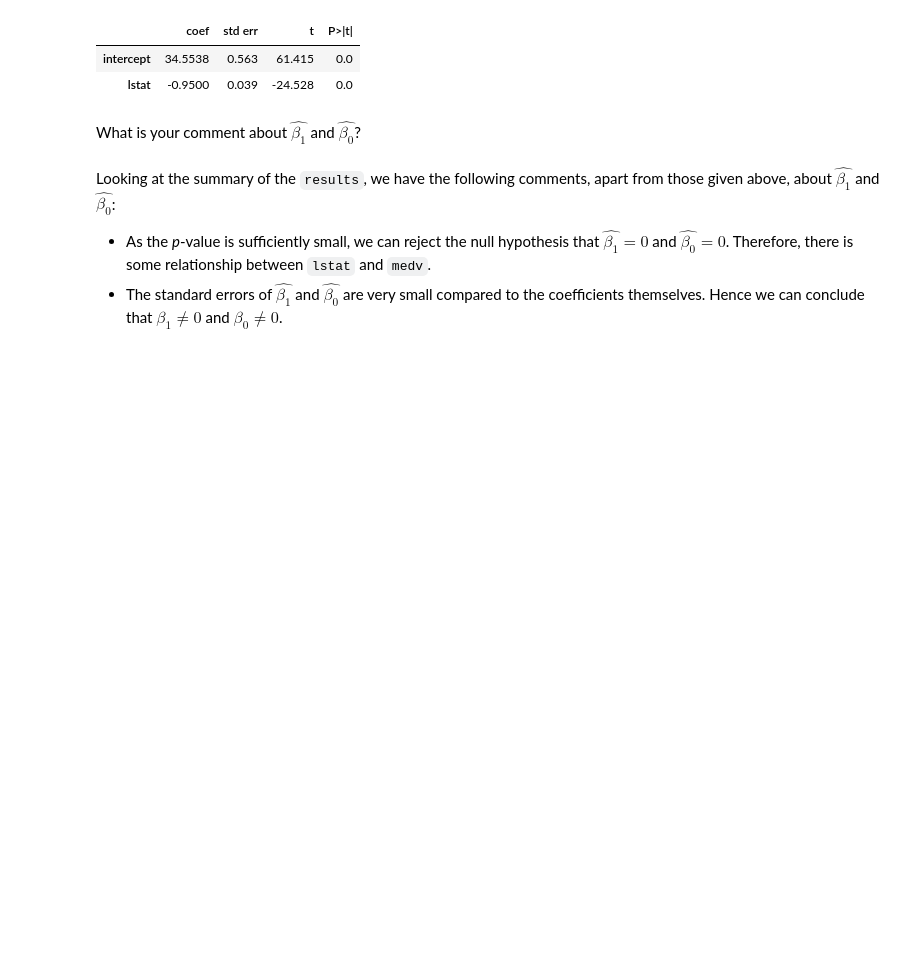
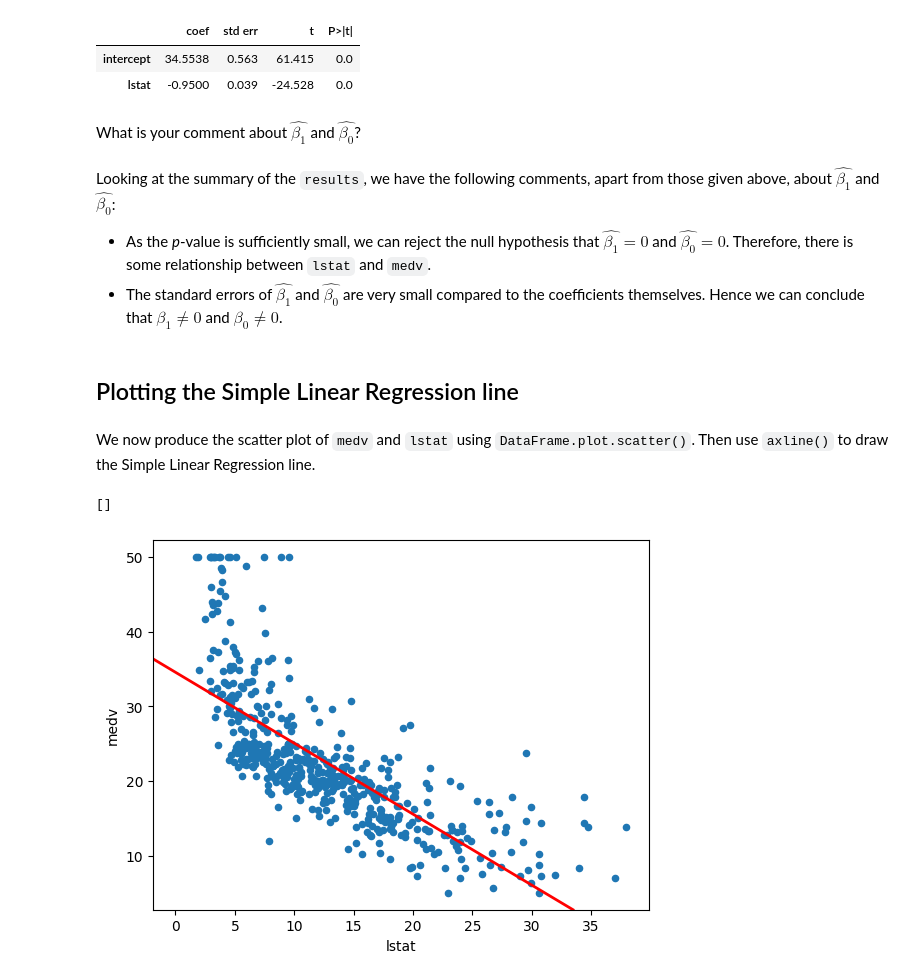
Before and after one commit to gdhdang/DSML-learning-ISL, a Jupyter notebook: Ch03-linreg/estimate_coeff_solution.ipynb, the cells around one changed output. Drawn from its saved outputs; the diff is of its cells as text; code cells hidden in the pictures; blank space fills up the shorter version.

```diff
--- a/Ch03-linreg/estimate_coeff_solution.ipynb
+++ b/Ch03-linreg/estimate_coeff_solution.ipynb
@@ -105,3 +106,14 @@ What is your comment about $\hat{\beta_1}$ and $\hat{\beta_0}$?
 Looking at the summary of the `results`, we have the following comments, apart from those given above, about $\hat{\beta_1}$ and $\hat{\beta_0}$:
 - As the *p*-value is sufficiently small, we can reject the null hypothesis that $\hat{\beta_1} = 0$ and $\hat{\beta_0} = 0$. Therefore, there is some relationship between `lstat` and `medv`.
 - The standard errors of $\hat{\beta_1}$ and $\hat{\beta_0}$ are very small compared to the coefficients themselves. Hence we can conclude that $\beta_1 \neq 0$ and $\beta_0 \neq 0$.
+# %% [markdown]
+## Plotting the Simple Linear Regression line
+# %% [markdown]
+We now produce the scatter plot of `medv` and `lstat` using `DataFrame.plot.scatter()`. Then use `axline()` to draw the Simple Linear Regression line.
+# %%
+ax = Boston_dataset.plot.scatter('lstat', 'medv')
+ax.axline((0, results.params['intercept']), slope=results.params['lstat'], color='red', linewidth=2)
+ax.plot()
+# %% [output]
+[]
+[figure, added]
```
Also changed, not shown: parts of 16 cells of this notebook.
